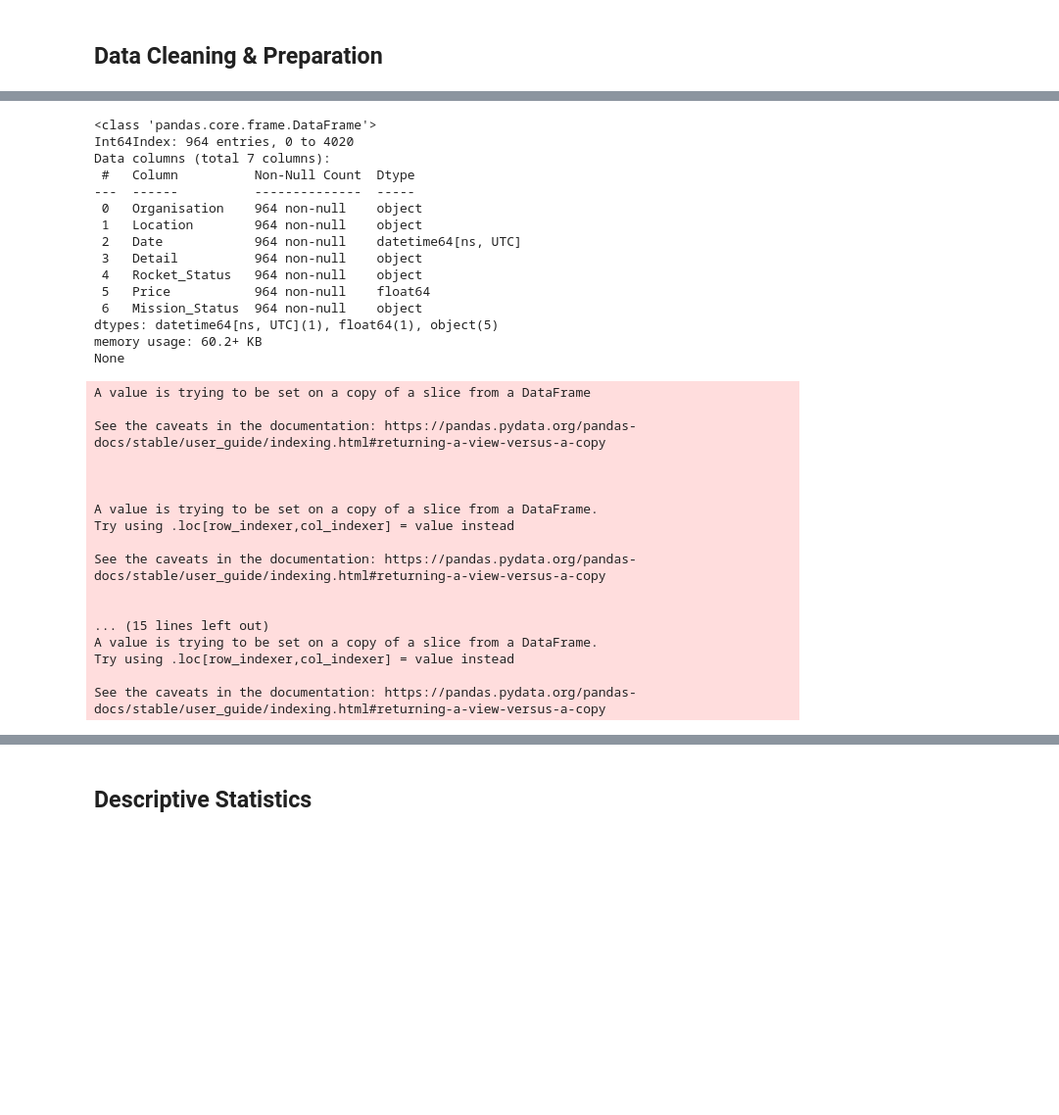
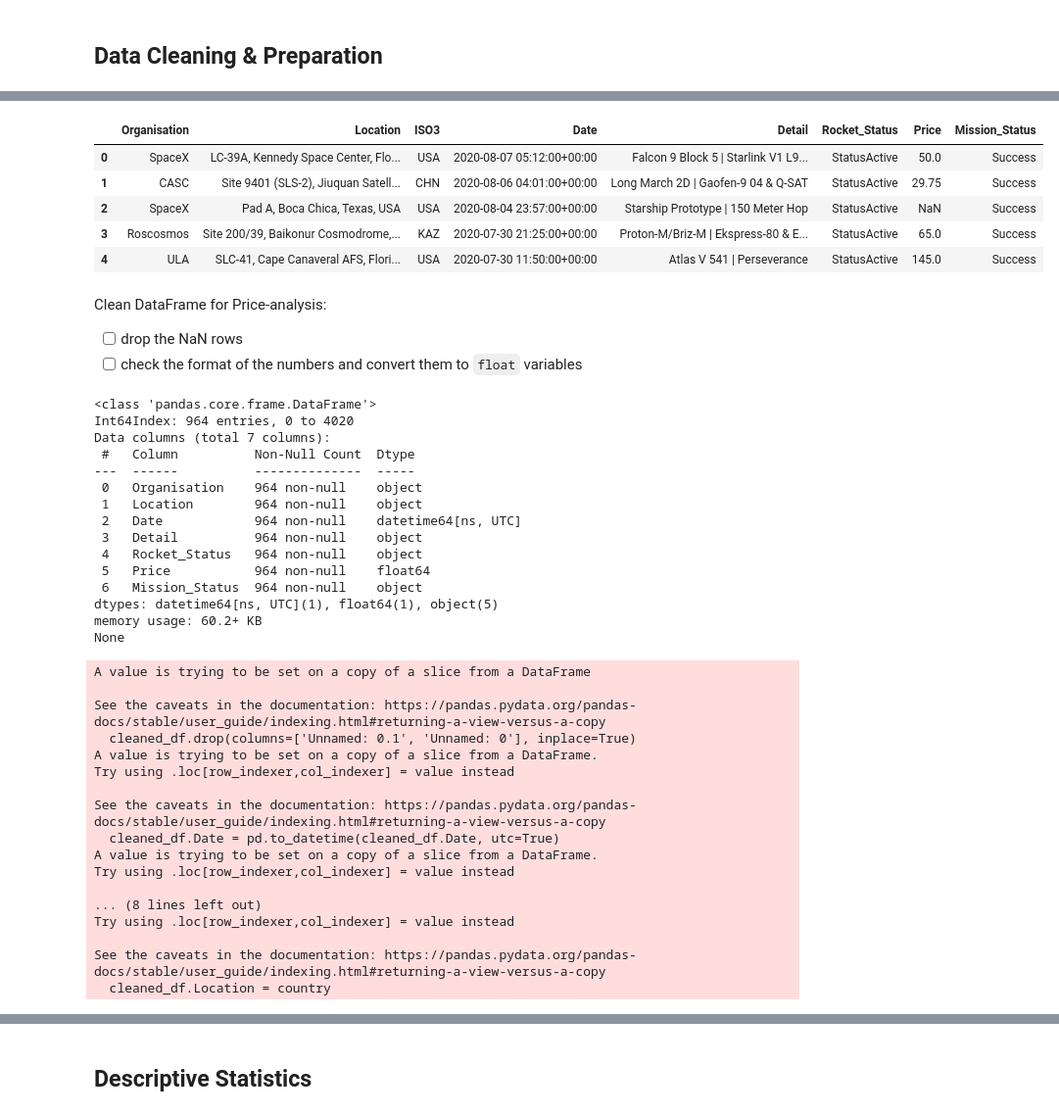
Before and after one commit to felixschwebel/SpaceMissionsAnalysis, a Jupyter notebook: SpaceMissionsAnalysis.ipynb, the cells around one changed output, grey strips where cells are left out. Shown at 98% size. Saved outputs shown, nothing was run; the diff lists cells and outputs as text; code cells hidden in the pictures; blank space fills up the shorter version.

```diff
--- a/SpaceMissionsAnalysis.ipynb
+++ b/SpaceMissionsAnalysis.ipynb
@@ -97,3 +109,35 @@ Cleaned dataframe:
+# %%
+# add a column for the ISO-country codes
+cc = coco.CountryConverter()
+
+# row 35 has just 'Y' as Location, which causes an error
+df_data.drop(df_data[df_data.Location == 'Y'].index, inplace=True)
+
+countries = df_data.Location.str.split(',').str[-1].str.strip()
+# Pacific Missile Range Facility not found in regex -> USA
+# Pacific Ocean not found in regex -> USA
+# Gran Canaria not found in regex -> USA
+# New Mexico not found in regex -> USA
+countries.replace(to_replace=['Pacific Missile Range Facility', 'Pacific Ocean', 'Gran Canaria', 'New Mexico'], value='USA', inplace=True)
+# Yellow Sea not found in regex -> China
+countries.replace(to_replace='Yellow Sea', value='China', inplace=True)
+# Barents Sea not found in regex -> Russia
+countries.replace(to_replace='Barents Sea', value='Russia', inplace=True)
+
+country_code = cc.pandas_convert(series=countries, to='ISO3')
+df_data.insert(2, 'ISO3', country_code)
+df_data.head()
+# %% [output]
+|  | Organisation | Location | ISO3 | Date | Detail | Rocket_Status | Price | Mission_Status |
+| 0 | SpaceX | LC-39A, Kennedy Space Center, Flo... | USA | 2020-08-07 05:12:00+00:00 | Falcon 9 Block 5 | Starlink V1 L9... | StatusActive | 50.0 | Success |
+| 1 | CASC | Site 9401 (SLS-2), Jiuquan Satell... | CHN | 2020-08-06 04:01:00+00:00 | Long March 2D | Gaofen-9 04 & Q-SAT | StatusActive | 29.75 | Success |
+| 2 | SpaceX | Pad A, Boca Chica, Texas, USA | USA | 2020-08-04 23:57:00+00:00 | Starship Prototype | 150 Meter Hop | StatusActive | NaN | Success |
+| 3 | Roscosmos | Site 200/39, Baikonur Cosmodrome,... | KAZ | 2020-07-30 21:25:00+00:00 | Proton-M/Briz-M | Ekspress-80 & E... | StatusActive | 65.0 | Success |
+| 4 | ULA | SLC-41, Cape Canaveral AFS, Flori... | USA | 2020-07-30 11:50:00+00:00 | Atlas V 541 | Perseverance | StatusActive | 145.0 | Success |
+# %% [markdown]
+Clean DataFrame for Price-analysis:
+- [ ] drop the NaN rows
+- [ ] check the format of the numbers and convert them to ``float`` variables
 # %%
 cleaned_df = df_data.dropna()
 
@@ -133,17 +177,17 @@ None
 A value is trying to be set on a copy of a slice from a DataFrame
 
 See the caveats in the documentation: https://pandas.pydata.org/pandas-docs/stable/user_guide/indexing.html#returning-a-view-versus-a-copy
-
-
-
+  cleaned_df.drop(columns=['Unnamed: 0.1', 'Unnamed: 0'], inplace=True)
 A value is trying to be set on a copy of a slice from a DataFrame.
 Try using .loc[row_indexer,col_indexer] = value instead
 
 See the caveats in the documentation: https://pandas.pydata.org/pandas-docs/stable/user_guide/indexing.html#returning-a-view-versus-a-copy
-
-
-... (15 lines left out)
+  cleaned_df.Date = pd.to_datetime(cleaned_df.Date, utc=True)
 A value is trying to be set on a copy of a slice from a DataFrame.
 Try using .loc[row_indexer,col_indexer] = value instead
 
+... (8 lines left out)
+Try using .loc[row_indexer,col_indexer] = value instead
+
 See the caveats in the documentation: https://pandas.pydata.org/pandas-docs/stable/user_guide/indexing.html#returning-a-view-versus-a-copy
+  cleaned_df.Location = country
```
Also changed, not shown: parts of 20 cells of this notebook.
